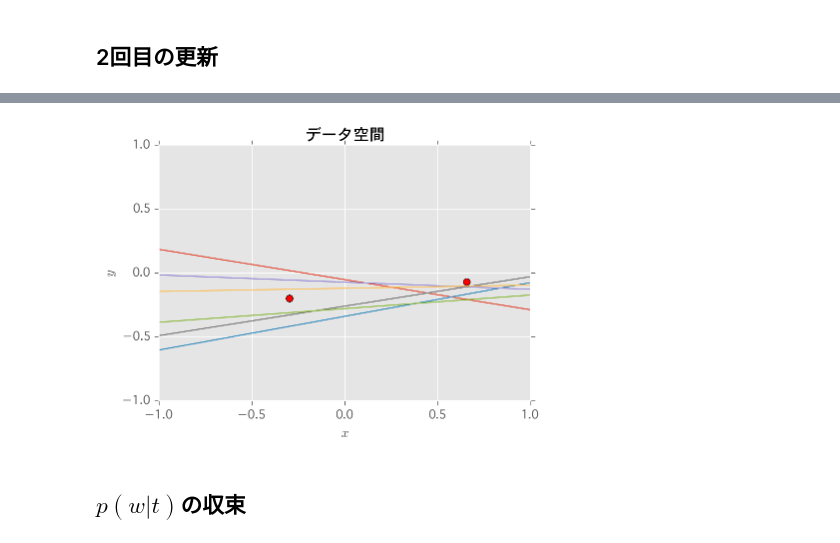
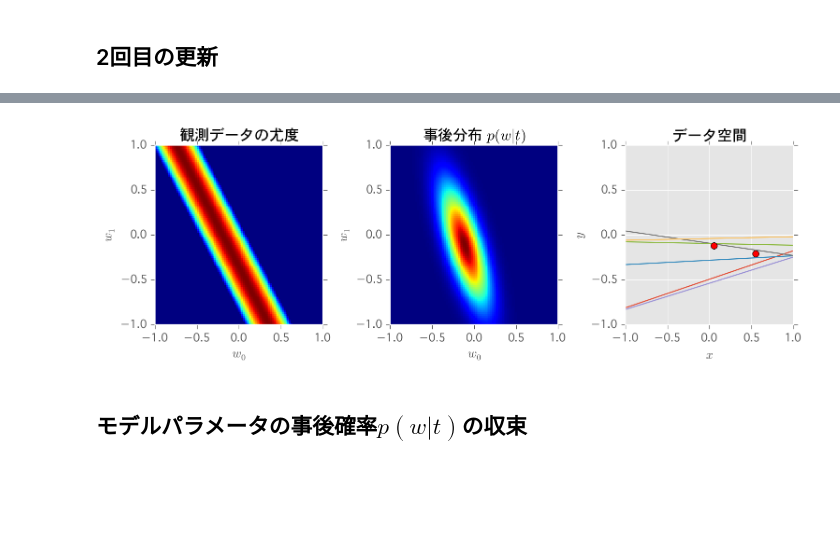
Before and after one commit to hagino3000/notebooks, a Jupyter notebook: PRML/PRML 3.3.ipynb, the cells around one changed output, grey strips where cells are left out. Drawn from its saved outputs; the diff is of its cells as text; code cells hidden in the pictures; blank space fills up the shorter version.

```diff
--- a/PRML/PRML 3.3.ipynb
+++ b/PRML/PRML 3.3.ipynb
@@ -141,9 +156,13 @@ plot_proba(u'データ取得後', mean=m2, cov=s2)
-# %%
-plot_lines(m2, s2)
-# %% [output]
-[figure, removed]
+# %%
+fig, axis = plt.subplots(1, 3, figsize=(11, 3))
+plt.subplots_adjust(wspace=0.4)
+plot_likelifood(beta=BETA, t=train_t[-1], x=train_x[-1], title=u'観測データの尤度', ax=axis[0])
+plot_probability(mean=m2, cov=s2, title=u'事後分布 $p(w|t)$', ax=axis[1])
+plot_lines(m2, s2, ax=axis[2])
+# %% [output]
+[figure, added]
 # %% [markdown]
-## $p(w|t)$の収束
+## モデルパラメータの事後確率$p(w|t)$の収束
 # %%
 def update(train_x, train_t):
     x, t = create_train_data()
```
Also changed, not shown: parts of 30 cells of this notebook.
